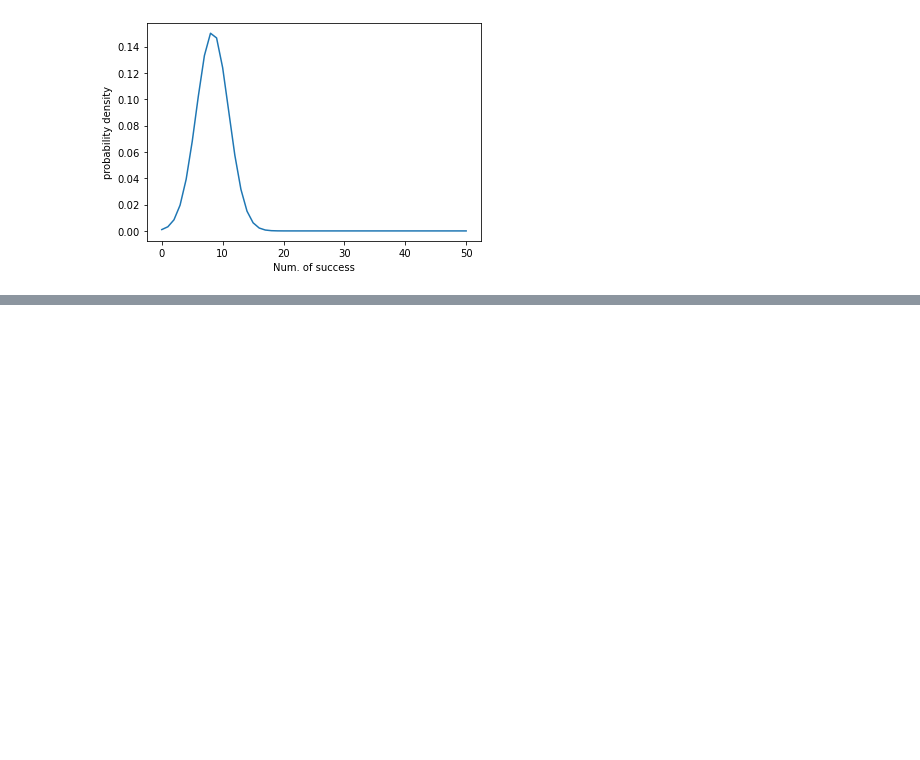
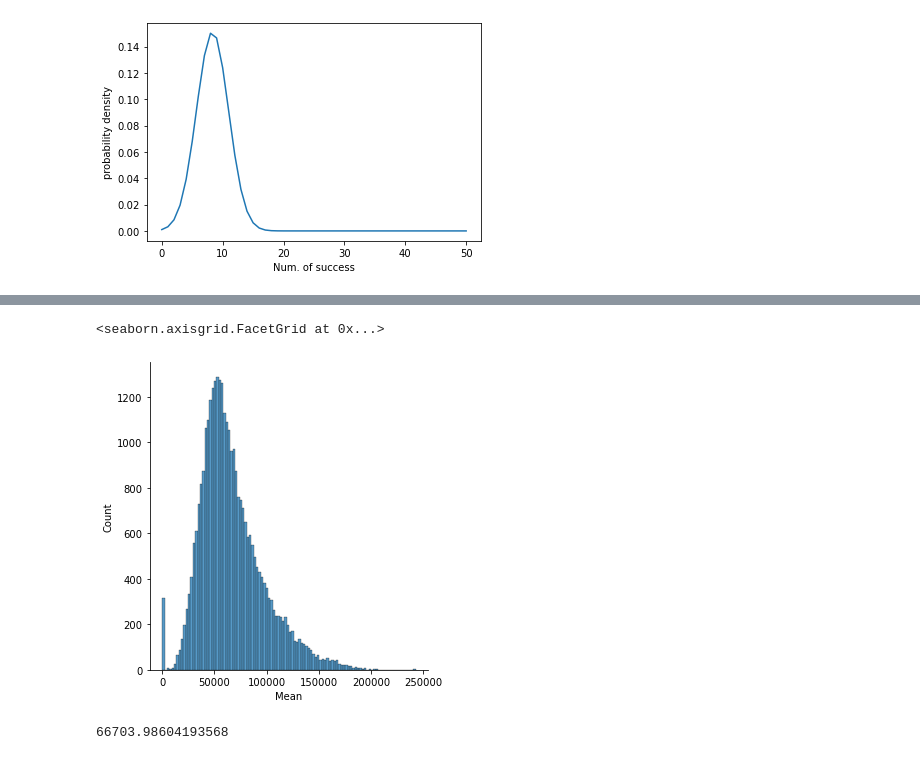
Before and after one commit to ayakamori0702/my_study, a Jupyter notebook: math.ipynb, the cells around one changed output, grey strips where cells are left out. Drawn from its saved outputs; the diff is of its cells as text; code cells hidden in the pictures; blank space fills up the shorter version.

```diff
--- a/math.ipynb
+++ b/math.ipynb
@@ -376,0 +386,6 @@ Text(0, 0.5, 'probability density')
+# %%
+import pandas as pd
+import seaborn as sns
+%matplotlib inline
+
+df = pd.read_csv('kaggle_income.csv', encoding = "ISO-8859-1")
@@ -376,0 +401,10 @@ Text(0, 0.5, 'probability density')
+# %%
+sns.displot(df['Mean'])
+# %% [output]
+<seaborn.axisgrid.FacetGrid at 0x...>
+[figure, added]
+# %%
+import numpy as np
+np.mean(df['Mean'])
+# %% [output]
+66703.98604193568
```
Also changed, not shown: parts of 25 cells of this notebook, 2 other files.
